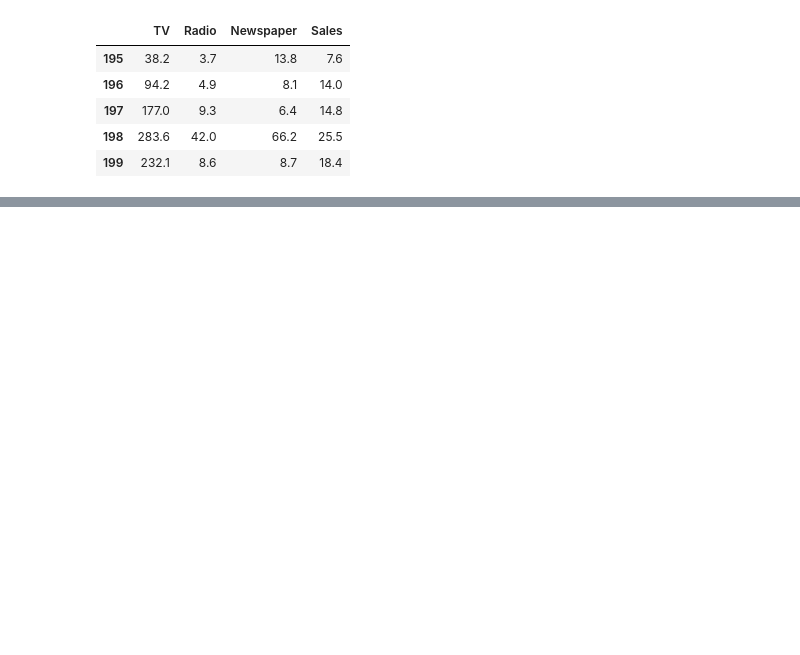
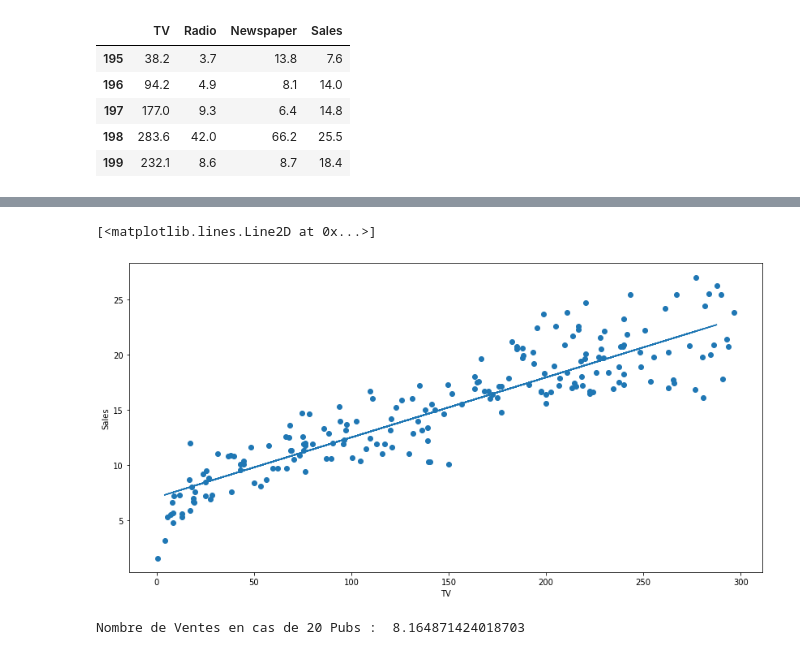
Before and after one commit to mohaboukhatem/Linear_Regression, a Jupyter notebook: Project/Project2.ipynb, the cells around one changed output, grey strips where cells are left out. Cells and saved outputs as stored; diff of their text form; code cells hidden in the pictures; blank space fills up the shorter version.

```diff
--- a/Project/Project2.ipynb
+++ b/Project/Project2.ipynb
@@ -108,3 +78,10 @@ data.plot(x='Sales' , y = 'TV' , kind= 'scatter') #Q8
 # %%
-from sklearn.linear_model import LinearRegression
+from sklearn.linear_model import LinearRegression   ########### Q9
 from sklearn.model_selection import train_test_split
+
+X = data[['TV']]
+Y = data[['Sales']]
+
+x_train, x_test, y_train, y_test = train_test_split(X,Y, test_size=0.2,random_state=20)
+
+Model = LinearRegression().fit(x_train,y_train)
@@ -114,2 +87,0 @@ tv = pd.DataFrame(data['TV'])
-# %%
-x_train, x_test, y_train, y_test = train_test_split(sales,tv, test_size=0.4, random_state=101)
@@ -125,0 +100,16 @@ array([[18.34289053]])
+# %%
+pre = Model.predict(x_test)                          ########### Q11
+plt.figure(figsize=(14, 7))
+plt.xlabel('TV')
+plt.ylabel('Sales')
+plt.scatter(data['TV'],data['Sales'])
+plt.plot(x_test,pre)
+# %% [output]
+[<matplotlib.lines.Line2D at 0x...>]
+[figure, added]
+# %%
+a = pd.DataFrame(['20'])                             ########### Q12
+k = Model.predict(a)
+print("Nombre de Ventes en cas de 20 Pubs : ",k[0,0])
+# %% [output]
+Nombre de Ventes en cas de 20 Pubs :  8.164871424018703
```
Also changed, not shown: parts of 19 cells of this notebook.
